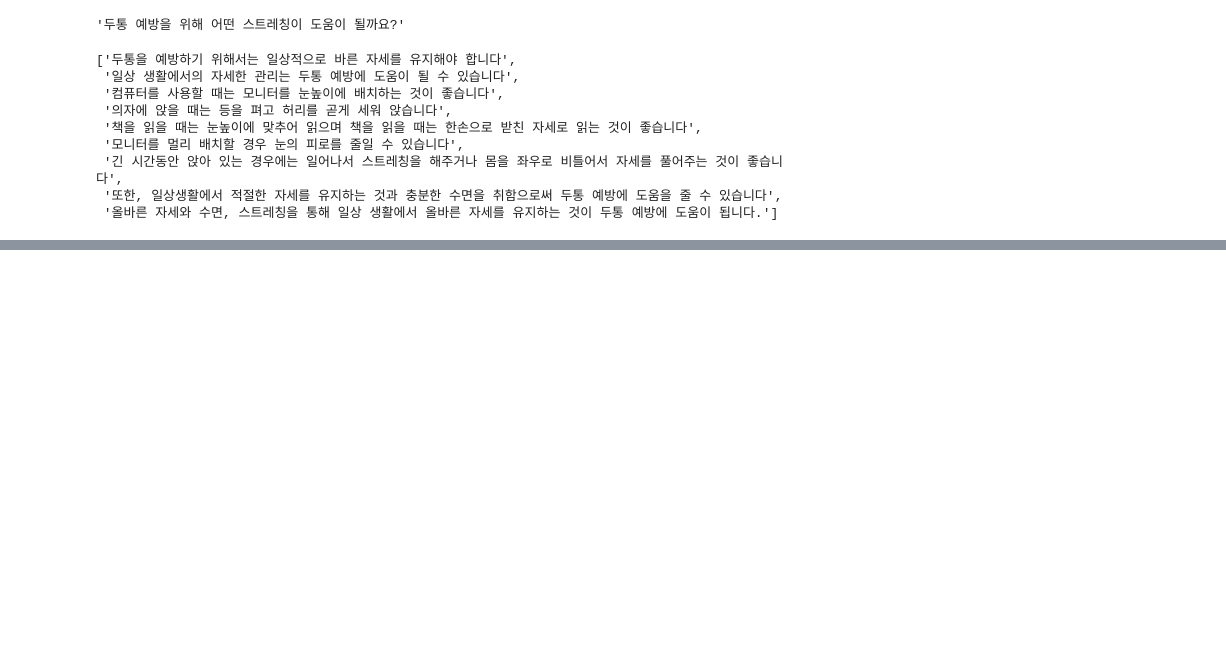
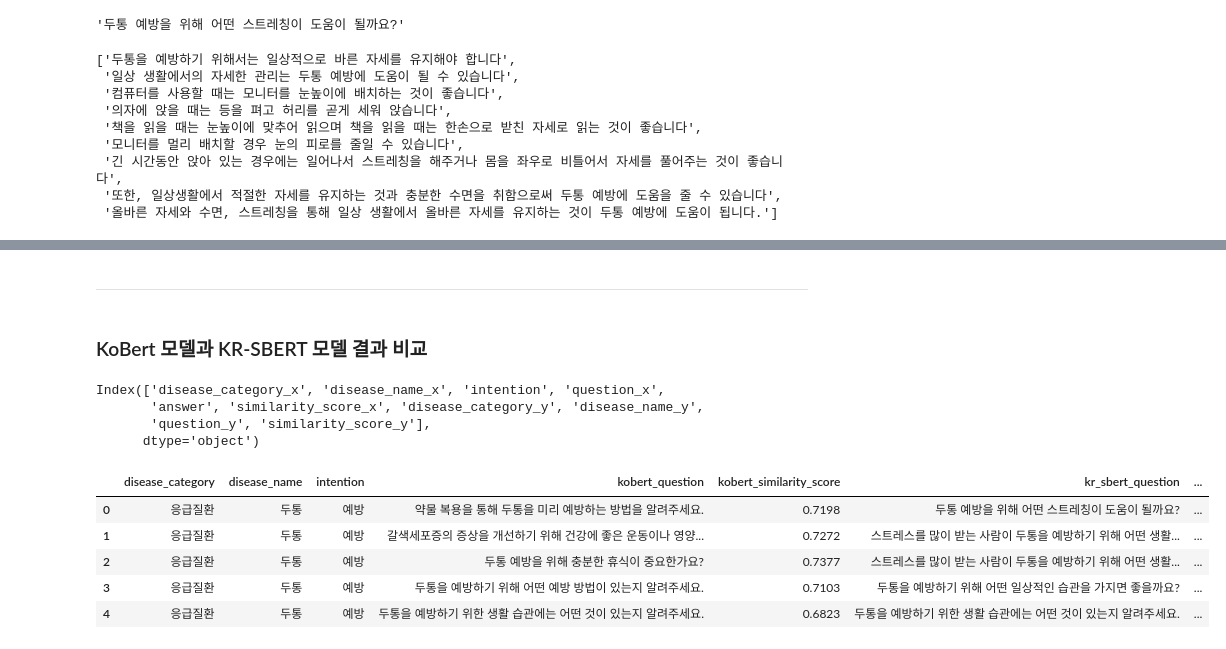
Before and after one commit to bymate/healthcare-ai-chatbot, a Jupyter notebook: match_questions_answers.ipynb, the cells around one changed output, grey strips where cells are left out. Drawn from its saved outputs; the diff is of its cells as text; code cells hidden in the pictures; blank space fills up the shorter version.

```diff
--- a/match_questions_answers.ipynb
+++ b/match_questions_answers.ipynb
@@ -791 +877,33 @@ KR_SBERT_final_matching_df
 5518 rows × 6 columns
+# %% [markdown]
+----
+# %% [markdown]
+### KoBert 모델과 KR-SBERT 모델 결과 비교
+# %%
+df = pd.merge(kobert_final_matching_df, KR_SBERT_final_matching_df, on=['answer', 'intention'], how= 'left')
+df.columns
+# %% [output]
+Index(['disease_category_x', 'disease_name_x', 'intention', 'question_x',
+       'answer', 'similarity_score_x', 'disease_category_y', 'disease_name_y',
+       'question_y', 'similarity_score_y'],
+      dtype='object')
+# %%
+model_result_df = df[['disease_category_x', 'disease_name_x', 'intention_x', 'question_x', 'similarity_score_x', 'question_y', 'similarity_score_y', 'answer']]
+# %%
+model_result_df.rename(columns={'disease_category_x': 'disease_category',
+                                'disease_name_x': 'disease_name',
+                                #'intention_x': 'intention',
+                                'question_x': 'kobert_question',
+                                'similarity_score_x': 'kobert_similarity_score',
+                                'question_y': 'kr_sbert_question',
+                                'similarity_score_y': 'kr_sbert_similarity_score'
+                                }, inplace=True)
+# %%
+model_result_df.head(5)
+# %% [output]
+|  | disease_category | disease_name | intention | kobert_question | kobert_similarity_score | kr_sbert_question | ... |
+| 0 | 응급질환 | 두통 | 예방 | 약물 복용을 통해 두통을 미리 예방하는 방법을 알려주세요. | 0.7198 | 두통 예방을 위해 어떤 스트레칭이 도움이 될까요? | ... |
+| 1 | 응급질환 | 두통 | 예방 | 갈색세포증의 증상을 개선하기 위해 건강에 좋은 운동이나 영양... | 0.7272 | 스트레스를 많이 받는 사람이 두통을 예방하기 위해 어떤 생활... | ... |
+| 2 | 응급질환 | 두통 | 예방 | 두통 예방을 위해 충분한 휴식이 중요한가요? | 0.7377 | 스트레스를 많이 받는 사람이 두통을 예방하기 위해 어떤 생활... | ... |
+| 3 | 응급질환 | 두통 | 예방 | 두통을 예방하기 위해 어떤 예방 방법이 있는지 알려주세요. | 0.7103 | 두통을 예방하기 위해 어떤 일상적인 습관을 가지면 좋을까요? | ... |
+| 4 | 응급질환 | 두통 | 예방 | 두통을 예방하기 위한 생활 습관에는 어떤 것이 있는지 알려주세요. | 0.6823 | 두통을 예방하기 위한 생활 습관에는 어떤 것이 있는지 알려주세요. | ... |
```
Also changed, not shown: parts of 35 cells of this notebook.
